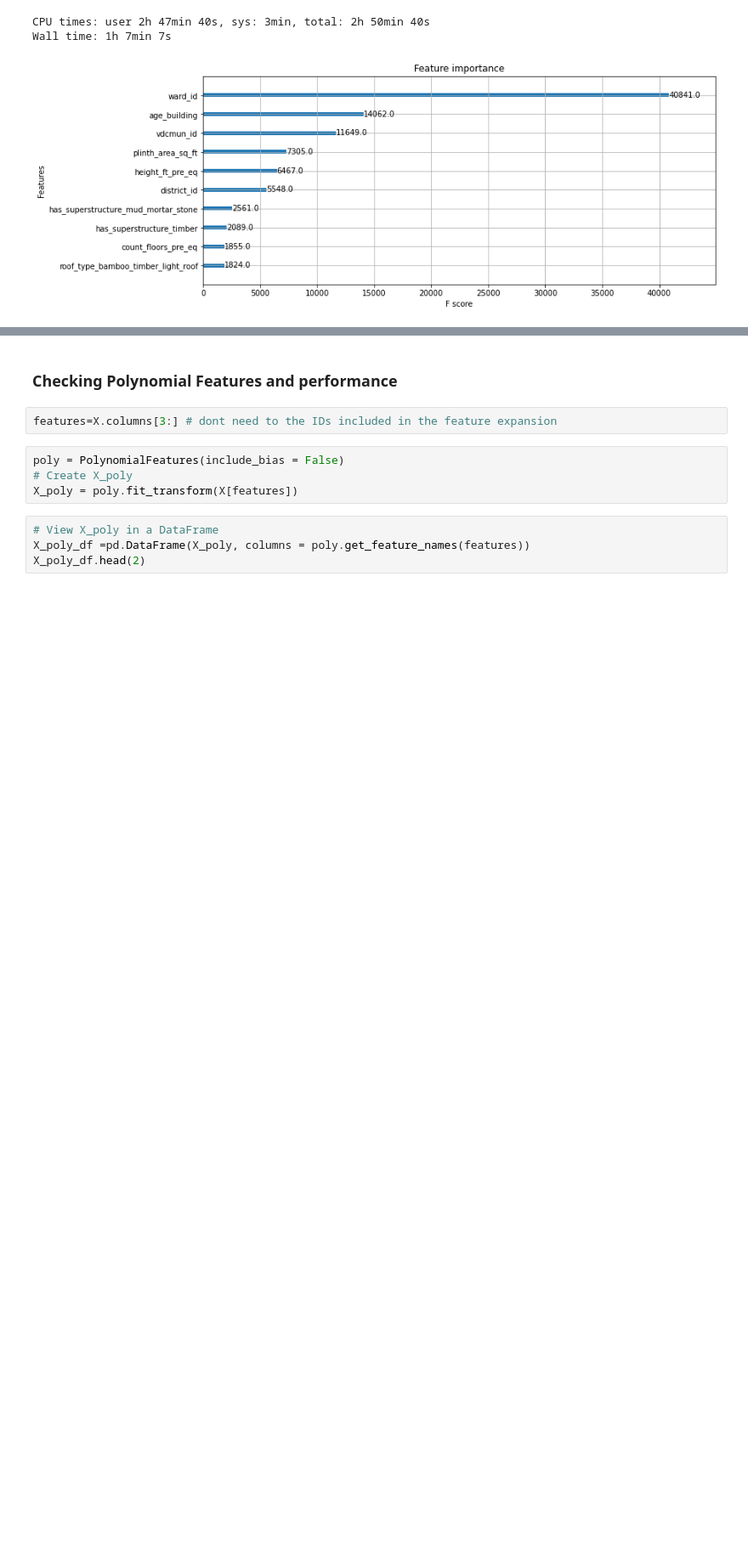
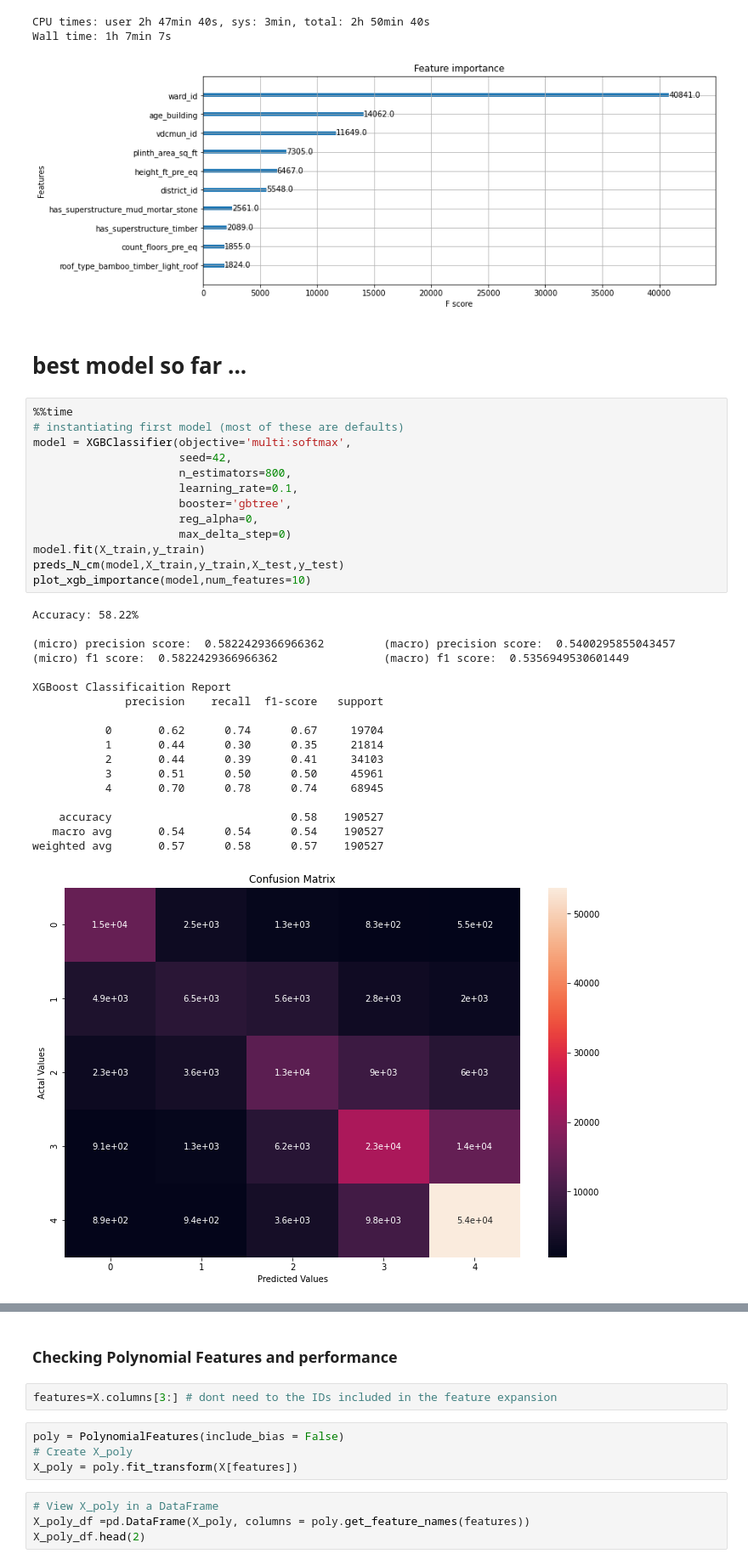
Before and after one commit to JesselyEnriquez/climateJustice, a Jupyter notebook: Code/Modeling/xgboost_classifier.ipynb, the cells around one changed output, grey strips where cells are left out. Shown at 85% size. Cells and saved outputs as stored; diff of their text form; blank space fills up the shorter version.

```diff
--- a/Code/Modeling/xgboost_classifier.ipynb
+++ b/Code/Modeling/xgboost_classifier.ipynb
@@ -551,3 +538,37 @@ weighted avg       0.48      0.51      0.47    190527
 CPU times: user 2h 47min 40s, sys: 3min, total: 2h 50min 40s
 Wall time: 1h 7min 7s
 [figure]
+# %% [markdown]
+# best model so far ...
+# %%
+%%time
+# instantiating first model (most of these are defaults)
+model = XGBClassifier(objective='multi:softmax',
+                      seed=42,
+                      n_estimators=800,
+                      learning_rate=0.1,
+                      booster='gbtree',
+                      reg_alpha=0,
+                      max_delta_step=0)
+model.fit(X_train,y_train)
+preds_N_cm(model,X_train,y_train,X_test,y_test)
+plot_xgb_importance(model,num_features=10)
+# %% [output]
+Accuracy: 58.22%
+
+(micro) precision score:  0.5822429366966362         (macro) precision score:  0.5400295855043457
+(micro) f1 score:  0.5822429366966362                (macro) f1 score:  0.5356949530601449
+
+XGBoost Classificaition Report
+              precision    recall  f1-score   support
+
+           0       0.62      0.74      0.67     19704
+           1       0.44      0.30      0.35     21814
+           2       0.44      0.39      0.41     34103
+           3       0.51      0.50      0.50     45961
+           4       0.70      0.78      0.74     68945
+
+    accuracy                           0.58    190527
+   macro avg       0.54      0.54      0.54    190527
+weighted avg       0.57      0.58      0.57    190527
+[figure, added]
```
Also changed, not shown: parts of 4 cells of this notebook, 12 other files.
